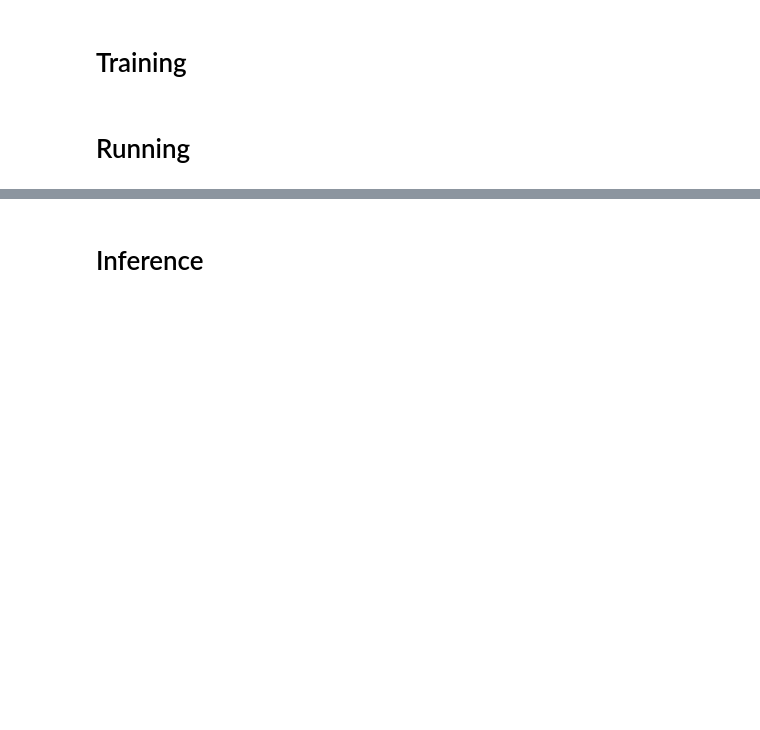
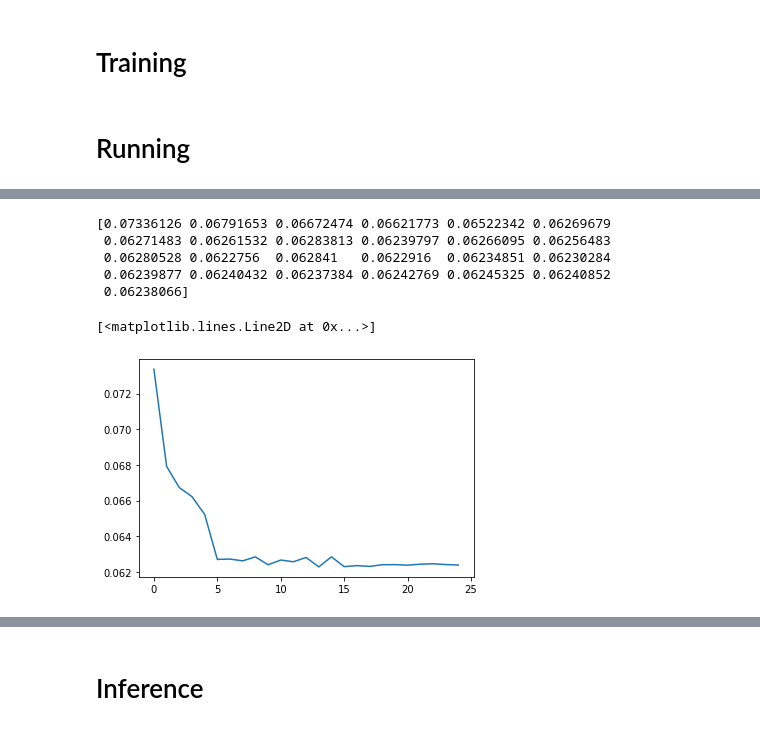
Before and after one commit to nosound2/RSNA-Hemorrhage, a Jupyter notebook: notebooks/Shallow-NN-TPU.ipynb, the cells around one changed output, grey strips where cells are left out. Saved outputs shown, nothing was run; the diff lists cells and outputs as text; code cells hidden in the pictures; blank space fills up the shorter version.

```diff
--- a/notebooks/Shallow-NN-TPU.ipynb
+++ b/notebooks/Shallow-NN-TPU.ipynb
@@ -1297,0 +1309,18 @@ pd.read_csv(PATH_WORK/'stats.f{}.v{}'.format(0,VERSION))
+# %%
+ver = 74
+res = (pd.read_csv(PATH_WORK/'stats.f{}.v{}'.format(0,ver)).val_loss.values +
+       pd.read_csv(PATH_WORK/'stats.f{}.v{}'.format(1,ver)).val_loss.values +
+       pd.read_csv(PATH_WORK/'stats.f{}.v{}'.format(2,ver)).val_loss.values) / 3
+
+# 5x1e-3, 10x2e-4, 7x2e-5, 3x5e-6
+print(res)
+
+plt.plot(res)
+# %% [output]
+[0.07336126 0.06791653 0.06672474 0.06621773 0.06522342 0.06269679
+ 0.06271483 0.06261532 0.06283813 0.06239797 0.06266095 0.06256483
+ 0.06280528 0.0622756  0.062841   0.0622916  0.06234851 0.06230284
+ 0.06239877 0.06240432 0.06237384 0.06242769 0.06245325 0.06240852
+ 0.06238066]
+[<matplotlib.lines.Line2D at 0x...>]
+[figure, added]
```
Also changed, not shown: parts of 50 cells of this notebook, 1 other file.
